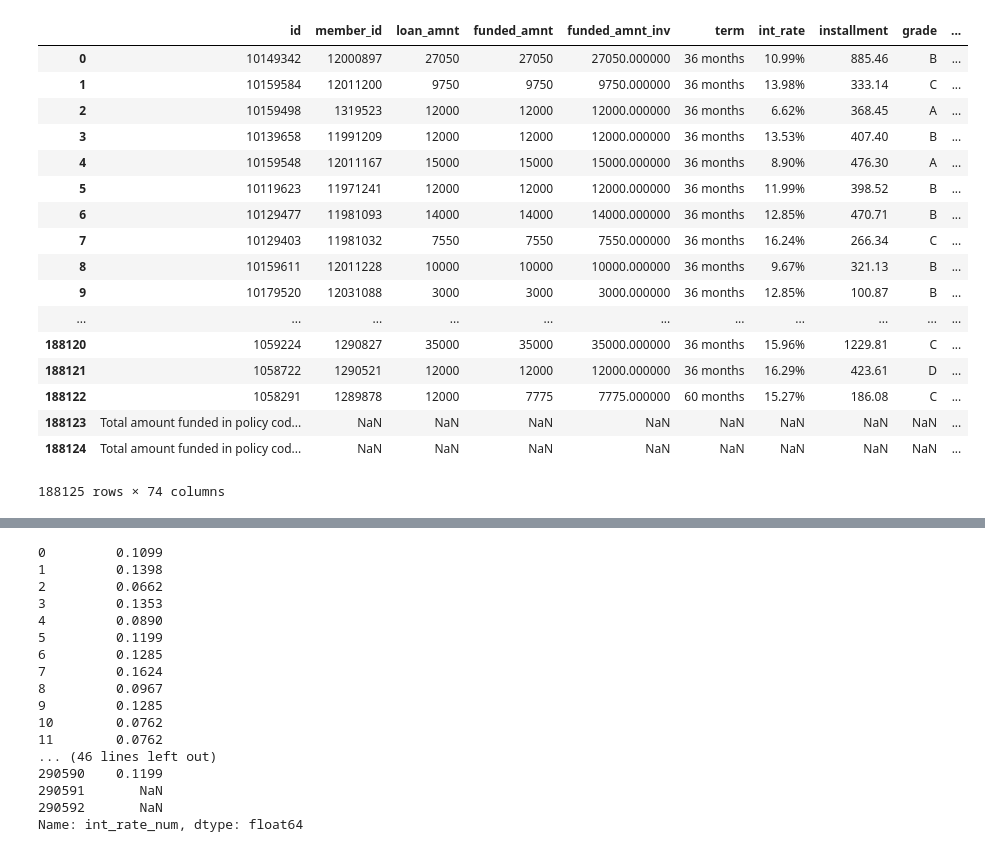
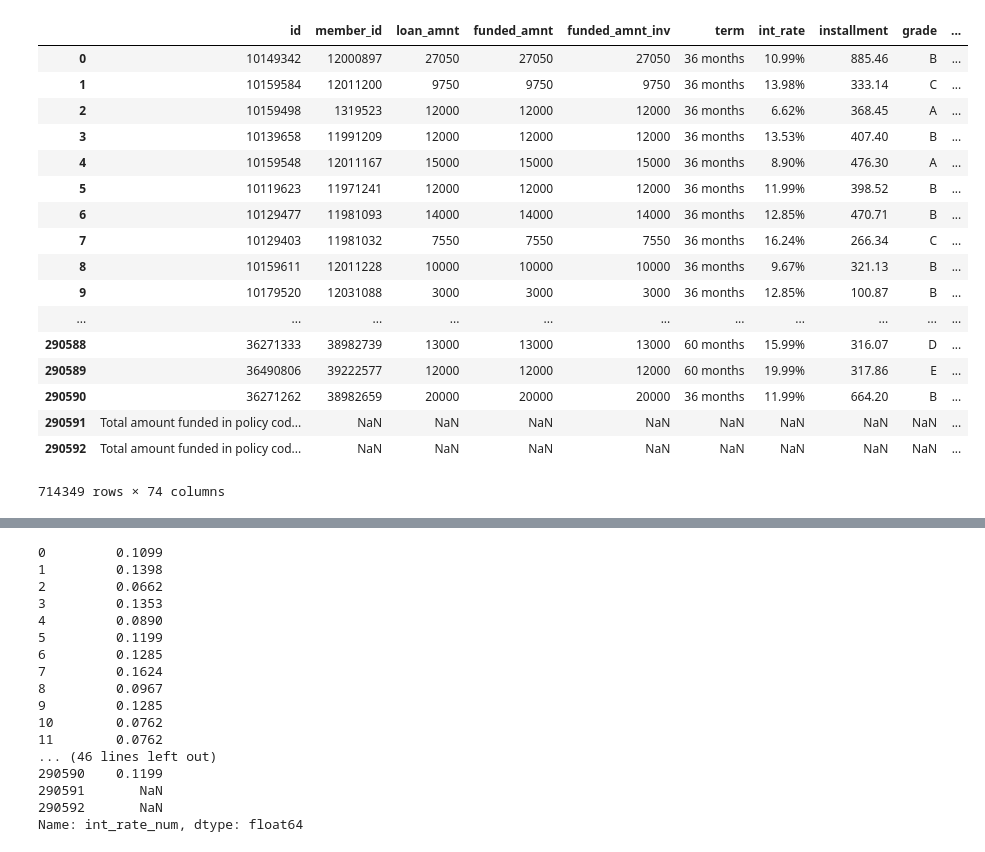
Before and after one commit to tedcheng/lendingclub, a Jupyter notebook: interest_rate_prediction.ipynb, the cells around one changed output, grey strips where cells are left out. Cells and saved outputs as stored; diff of their text form; code cells hidden in the pictures.

```diff
--- a/interest_rate_prediction.ipynb
+++ b/interest_rate_prediction.ipynb
@@ -18,24 +10,27 @@ features = ['loan_amnt', 'term',
 # %%
+loan_2015 = pd.read_csv('data/2015.csv')
 loan_2014 = pd.read_csv('data/2013-2014.csv')
 loan_2013 = pd.read_csv('data/2012-2013.csv')
-# %% [output]
-|  | id | member_id | loan_amnt | funded_amnt | funded_amnt_inv | term | int_rate | installment | grade | ... |
-| 0 | 10149342 | 12000897 | 27050 | 27050 | 27050.000000 | 36 months | 10.99% | 885.46 | B | ... |
-| 1 | 10159584 | 12011200 | 9750 | 9750 | 9750.000000 | 36 months | 13.98% | 333.14 | C | ... |
-| 2 | 10159498 | 1319523 | 12000 | 12000 | 12000.000000 | 36 months | 6.62% | 368.45 | A | ... |
-| 3 | 10139658 | 11991209 | 12000 | 12000 | 12000.000000 | 36 months | 13.53% | 407.40 | B | ... |
-| 4 | 10159548 | 12011167 | 15000 | 15000 | 15000.000000 | 36 months | 8.90% | 476.30 | A | ... |
-| 5 | 10119623 | 11971241 | 12000 | 12000 | 12000.000000 | 36 months | 11.99% | 398.52 | B | ... |
-| 6 | 10129477 | 11981093 | 14000 | 14000 | 14000.000000 | 36 months | 12.85% | 470.71 | B | ... |
-| 7 | 10129403 | 11981032 | 7550 | 7550 | 7550.000000 | 36 months | 16.24% | 266.34 | C | ... |
-| 8 | 10159611 | 12011228 | 10000 | 10000 | 10000.000000 | 36 months | 9.67% | 321.13 | B | ... |
-| 9 | 10179520 | 12031088 | 3000 | 3000 | 3000.000000 | 36 months | 12.85% | 100.87 | B | ... |
-| ... | ... | ... | ... | ... | ... | ... | ... | ... | ... | ... |
-| 188120 | 1059224 | 1290827 | 35000 | 35000 | 35000.000000 | 36 months | 15.96% | 1229.81 | C | ... |
-| 188121 | 1058722 | 1290521 | 12000 | 12000 | 12000.000000 | 36 months | 16.29% | 423.61 | D | ... |
-| 188122 | 1058291 | 1289878 | 12000 | 7775 | 7775.000000 | 60 months | 15.27% | 186.08 | C | ... |
-| 188123 | Total amount funded in policy cod... | NaN | NaN | NaN | NaN | NaN | NaN | NaN | NaN | ... |
-| 188124 | Total amount funded in policy cod... | NaN | NaN | NaN | NaN | NaN | NaN | NaN | NaN | ... |
-188125 rows × 74 columns
 # %%
 all_loan = pd.concat([loan_2013, loan_2014, loan_2015])
+
+all_loan
+# %% [output]
+|  | id | member_id | loan_amnt | funded_amnt | funded_amnt_inv | term | int_rate | installment | grade | ... |
+| 0 | 10149342 | 12000897 | 27050 | 27050 | 27050 | 36 months | 10.99% | 885.46 | B | ... |
+| 1 | 10159584 | 12011200 | 9750 | 9750 | 9750 | 36 months | 13.98% | 333.14 | C | ... |
+| 2 | 10159498 | 1319523 | 12000 | 12000 | 12000 | 36 months | 6.62% | 368.45 | A | ... |
+| 3 | 10139658 | 11991209 | 12000 | 12000 | 12000 | 36 months | 13.53% | 407.40 | B | ... |
+| 4 | 10159548 | 12011167 | 15000 | 15000 | 15000 | 36 months | 8.90% | 476.30 | A | ... |
+| 5 | 10119623 | 11971241 | 12000 | 12000 | 12000 | 36 months | 11.99% | 398.52 | B | ... |
+| 6 | 10129477 | 11981093 | 14000 | 14000 | 14000 | 36 months | 12.85% | 470.71 | B | ... |
+| 7 | 10129403 | 11981032 | 7550 | 7550 | 7550 | 36 months | 16.24% | 266.34 | C | ... |
+| 8 | 10159611 | 12011228 | 10000 | 10000 | 10000 | 36 months | 9.67% | 321.13 | B | ... |
+| 9 | 10179520 | 12031088 | 3000 | 3000 | 3000 | 36 months | 12.85% | 100.87 | B | ... |
+| ... | ... | ... | ... | ... | ... | ... | ... | ... | ... | ... |
+| 290588 | 36271333 | 38982739 | 13000 | 13000 | 13000 | 60 months | 15.99% | 316.07 | D | ... |
+| 290589 | 36490806 | 39222577 | 12000 | 12000 | 12000 | 60 months | 19.99% | 317.86 | E | ... |
+| 290590 | 36271262 | 38982659 | 20000 | 20000 | 20000 | 36 months | 11.99% | 664.20 | B | ... |
+| 290591 | Total amount funded in policy cod... | NaN | NaN | NaN | NaN | NaN | NaN | NaN | NaN | ... |
+| 290592 | Total amount funded in policy cod... | NaN | NaN | NaN | NaN | NaN | NaN | NaN | NaN | ... |
+714349 rows × 74 columns
```
Also changed, not shown: parts of 35 cells of this notebook.
